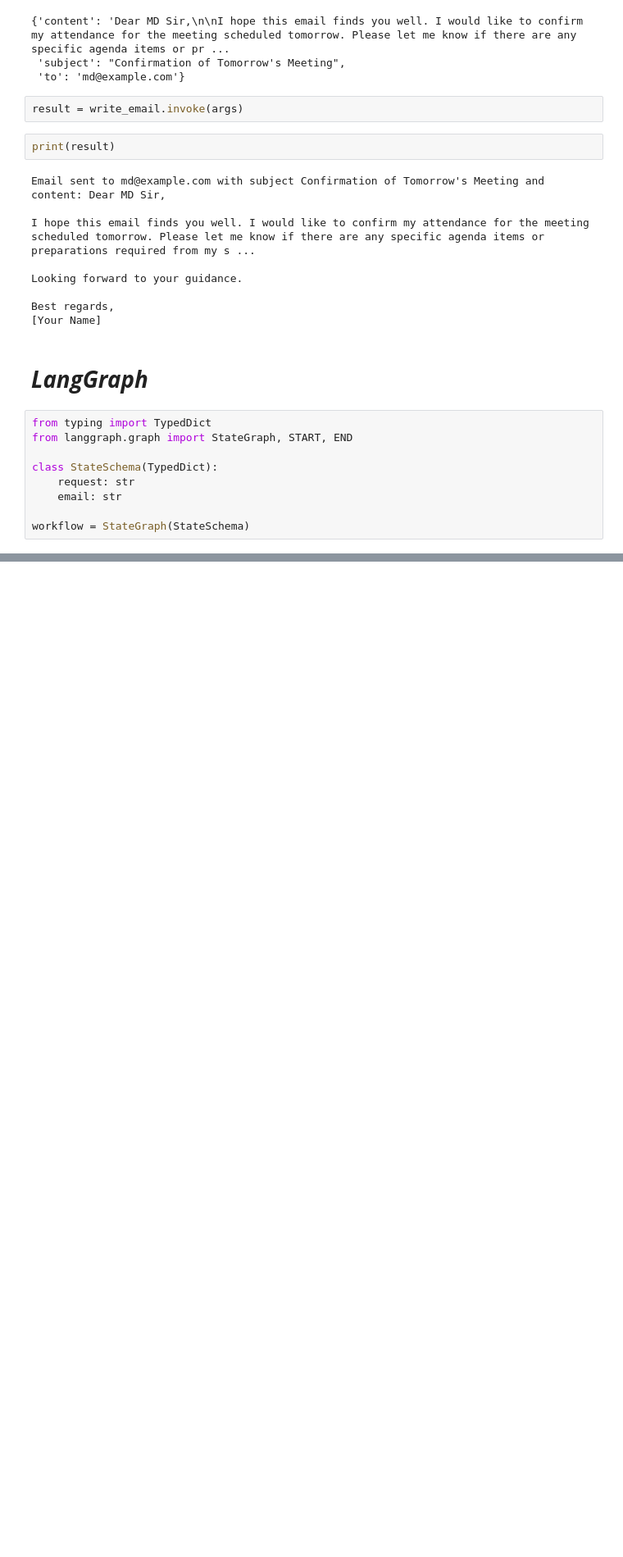
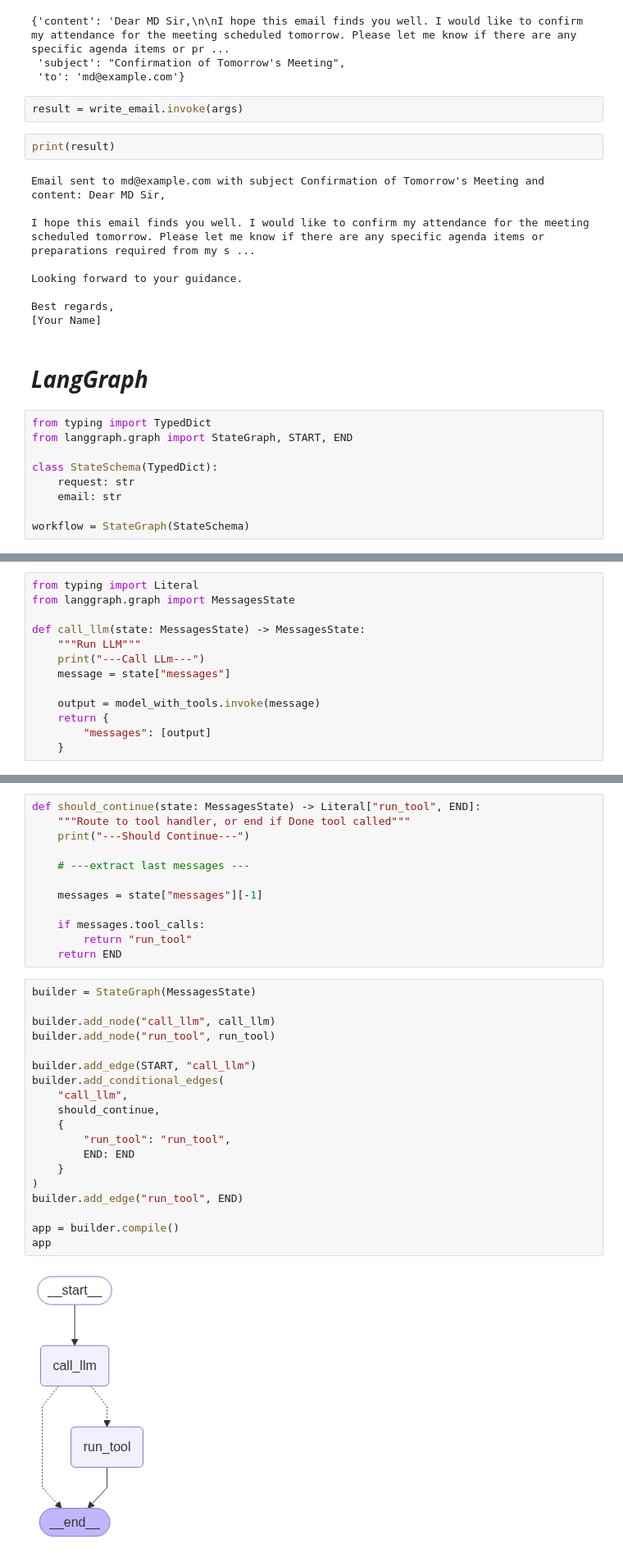
Before and after one commit to MDalamin5/Build-your-Own-Deep-Research-Agent-Form-Scratch-by-LangGraph, a Jupyter notebook: Module-1-LangGraph-101/langgraph-101.ipynb, the cells around one changed output, grey strips where cells are left out. Shown at 82% size. Drawn from its saved outputs; the diff is of its cells as text; blank space fills up the shorter version.

Commit message:
Build updated react agent

```diff
--- a/Module-1-LangGraph-101/langgraph-101.ipynb
+++ b/Module-1-LangGraph-101/langgraph-101.ipynb
@@ -93,0 +129,13 @@ workflow = StateGraph(StateSchema)
+# %%
+from typing import Literal
+from langgraph.graph import MessagesState
+
+def call_llm(state: MessagesState) -> MessagesState:
+    """Run LLM"""
+    print("---Call LLm---")
+    message = state["messages"]
+
+    output = model_with_tools.invoke(message)
+    return {
+        "messages": [output]
+    }
@@ -93,0 +160,33 @@ workflow = StateGraph(StateSchema)
+# %%
+def should_continue(state: MessagesState) -> Literal["run_tool", END]:
+    """Route to tool handler, or end if Done tool called"""
+    print("---Should Continue---")
+
+    # ---extract last messages ---
+
+    messages = state["messages"][-1]
+
+    if messages.tool_calls:
+        return "run_tool"
+    return END
+# %%
+builder = StateGraph(MessagesState)
+
+builder.add_node("call_llm", call_llm)
+builder.add_node("run_tool", run_tool)
+
+builder.add_edge(START, "call_llm")
+builder.add_conditional_edges(
+    "call_llm",
+    should_continue,
+    {
+        "run_tool": "run_tool",
+        END: END
+    }
+)
+builder.add_edge("run_tool", END)
+
+app = builder.compile()
+app
+# %% [output]
+[figure, added]
```
Also changed, not shown: parts of 10 cells of this notebook.
